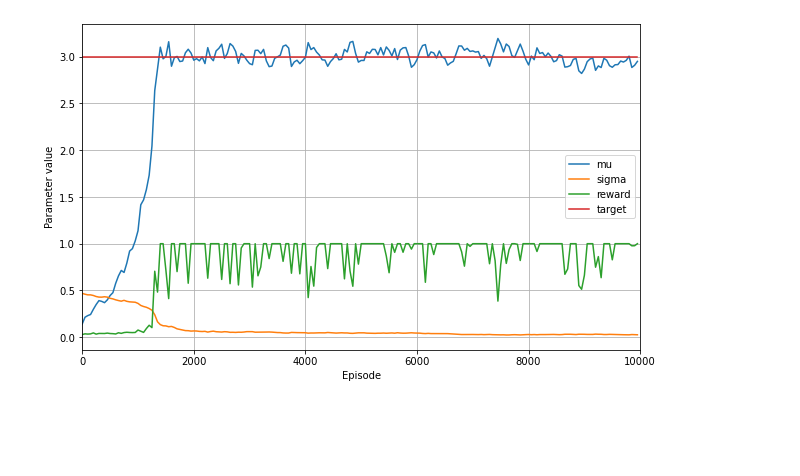
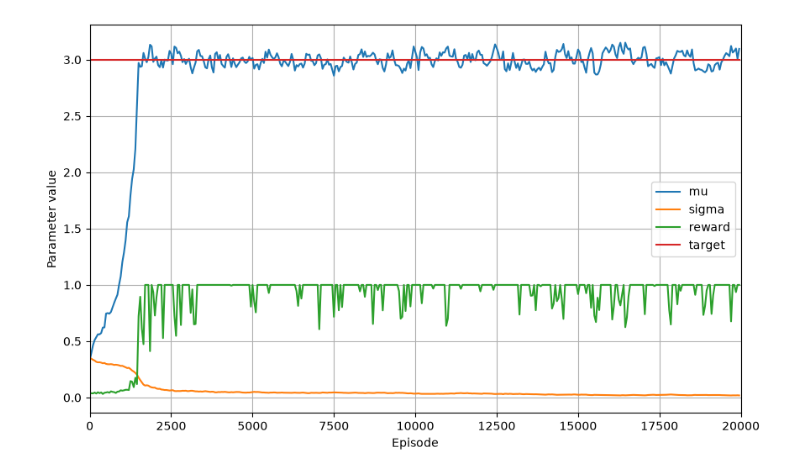
Before and after one commit to YData123/sds365-fa26, a Jupyter notebook: demos/policy_gradients_demo/policy_gradients_demo.ipynb, the cells around one changed output. Saved outputs shown, nothing was run; the diff lists cells and outputs as text; code cells hidden in the pictures; blank space fills up the shorter version.

```diff
--- a/demos/policy_gradients_demo/policy_gradients_demo.ipynb
+++ b/demos/policy_gradients_demo/policy_gradients_demo.ipynb
@@ -33,14 +47,19 @@ def construct_actor_network():
 # %%
-def log_policy(state, action):
+"""Weighted Gaussian log likelihood loss function"""
+def gaussian_loss(state, action, reward):
     # Obtain mu and sigma from actor network
     nn_mu, nn_sigma = actor_network(state)
 
     # pdf of Gaussian distribution
-    pdf_value = tf.exp(-0.5 *((action - nn_mu) / (nn_sigma))**2) *\
-         1/(nn_sigma*tf.sqrt(2 *np.pi))
+    pdf_value = torch.exp(-0.5 *((action - nn_mu) / (nn_sigma))**2) *\
+         1/(nn_sigma*np.sqrt(2 *np.pi))
 
-    log_prob = tf.math.log(pdf_value + 1e-5)
-    return log_prob
+    # Compute log probability
+    log_probability = torch.log(pdf_value + 1e-5)
+
+    # Compute weighted loss (a scalar, so we can call backward() on it)
+    loss_actor = - reward * log_probability
+    return loss_actor.sum()
 # %%
 """Plot output"""
 def plot():
@@ -66,50 +85,51 @@ def plot():
     plt.show()
 # %%
 # Initialize fixed state
-state = tf.constant([[1.0]])
+state = torch.tensor([[1.0]])
 
 # Define properties reward function
 mu_target = 3.0
-target_precision = 0.1
+target_precision = 0.10
 max_reward = 1.0
 
 # Create actor network
 actor_network = construct_actor_network()
-opt = keras.optimizers.Adam(learning_rate=0.001)
+opt = torch.optim.Adam(actor_network.parameters(), lr=0.0005)
 
 # Initialize arrays for plot
 epoch_ar = []
 mu_ar = []
 sigma_ar=[]
 reward_ar=[]
 target_ar=[]
 
-for i in range(10000):
+for i in range(20000):
 
-    # Obtain mu and sigma from network
-    mu, sigma = actor_network(state)
+    # Obtain mu and sigma from network (no gradients needed for sampling)
+    with torch.no_grad():
+        mu, sigma = actor_network(state)
 
     # Draw action from normal distribution
-    action = tf.random.normal([1], mean=mu, stddev=sigma)
+    action = torch.normal(mean=mu, std=sigma)
 
     # Compute reward
-    reward = max_reward/ max(target_precision, abs(mu_target-action)) * target_precision
+    reward = max_reward/ max(target_precision, abs(mu_target-action.item())) * target_precision
 
     # Update network weights
-    with tf.GradientTape() as tape:
-        # Compute Gaussian loss
-        loss_value = -reward * log_policy(state, action)
+    opt.zero_grad()
 
-        # Compute gradients
-        grads = tape.gradient(loss_value, actor_network.trainable_variables)
+    # Compute Gaussian loss
+    loss_value = gaussian_loss(state, action, reward)
 
-        #Apply gradients to update network weights
-        opt.apply_gradients(zip(grads, actor_network.trainable_variables))
+    # Compute gradients
+    loss_value.backward()
 
+    # Apply gradients to update network weights
+    opt.step()
 
     # Update console output and plot
     if np.mod(i, 50) == 0:
         clear_output(wait=True)
         plot()
 # %% [output]
-[figure, old version]
+[figure, new version]
```
Also changed, not shown: parts of 4 cells of this notebook.
